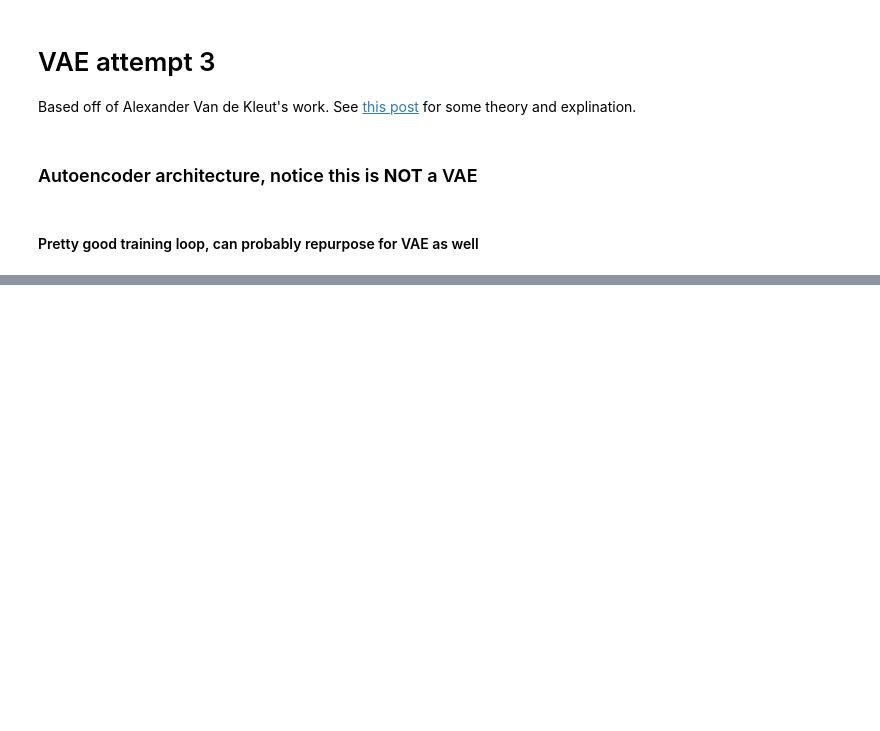
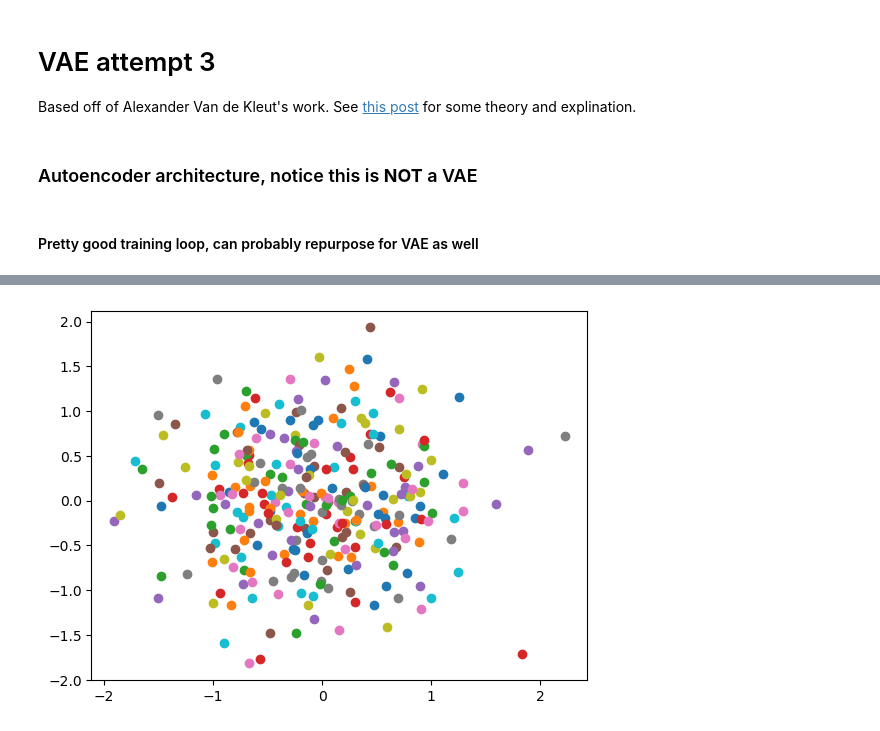
Before and after one commit to jstickelmaier/wonglab-capstone, a Jupyter notebook: DotsTorch/Kymo_VAE.ipynb, the cells around one changed output, grey strips where cells are left out. Cells and saved outputs as stored; diff of their text form; code cells hidden in the pictures; blank space fills up the shorter version.

Commit message:
Added an Actual VAE
Not looking good. We need to add labels to data to get an idea of how the model is preforming, even if we don't use them in the model training...

```diff
--- a/DotsTorch/Kymo_VAE.ipynb
+++ b/DotsTorch/Kymo_VAE.ipynb
@@ -93,6 +93,7 @@ def train(autoencoder, data, epochs=5):
 # %%
 dataset = ArtKymoDataset()
 latent_dims = 10
+learning_rate = 1e-5 #his seems to be sweet spot, can try experimenting more though
 autoencoder = Autoencoder(latent_dims).to(device)
-autoencoder = train(autoencoder, dataset)
+autoencoder = train(autoencoder, lr=learning_rate, data=dataset, epochs=10)
 # %% [output]
@@ -103,0 +161,26 @@ autoencoder = train(autoencoder, dataset)
+# %%
+def trainVAE(autoencoder, lr, data, epochs=10, tol = 1000):
+    opt = torch.optim.Adam(autoencoder.parameters(), lr=lr)
+    data_len = len(data)
+    past_loss = 0
+    for epoch in range(epochs):
+        startTime = time.perf_counter()
+        loss_count = 0
+        for x in data:
+            x = x.to(device) # GPU
+            opt.zero_grad()
+            x_hat = autoencoder(x)
+            loss = ((x - x_hat)**2).sum() + autoencoder.encoder.KLDivergence
+            loss.backward()
+            loss_count += loss.item()
+            opt.step()
+        timediff = (time.perf_counter()-startTime)
+        print("\tEpoch {} complete \tAverage Loss: {:.3f} \tTraining time: {:.3f} ".format(epoch+1, loss_count/data_len, timediff))
+        if abs(past_loss-loss_count) < tol:
+            print("\nModel learning below cutoff: {}\nTerminating model training...".format(tol))
+            return autoencoder
+        past_loss = loss_count
+    return autoencoder
+# %%
+VAE = Kymo_VAE(latent_dims=2).to(device)
+VAE = trainVAE(VAE, lr=learning_rate, data=dataset, epochs=100)
@@ -103,0 +207,10 @@ autoencoder = train(autoencoder, dataset)
+# %%
+def plot_latent(autoencoder, data):
+    for i, x in enumerate(data):
+        z = autoencoder.encoder(x.to(device))
+        z = z.to('cpu').detach().numpy()
+        plt.scatter(z[0], z[1])
+# %%
+plot_latent(VAE, dataset)
+# %% [output]
+[figure, added]
```
Also changed, not shown: parts of 7 cells of this notebook.
